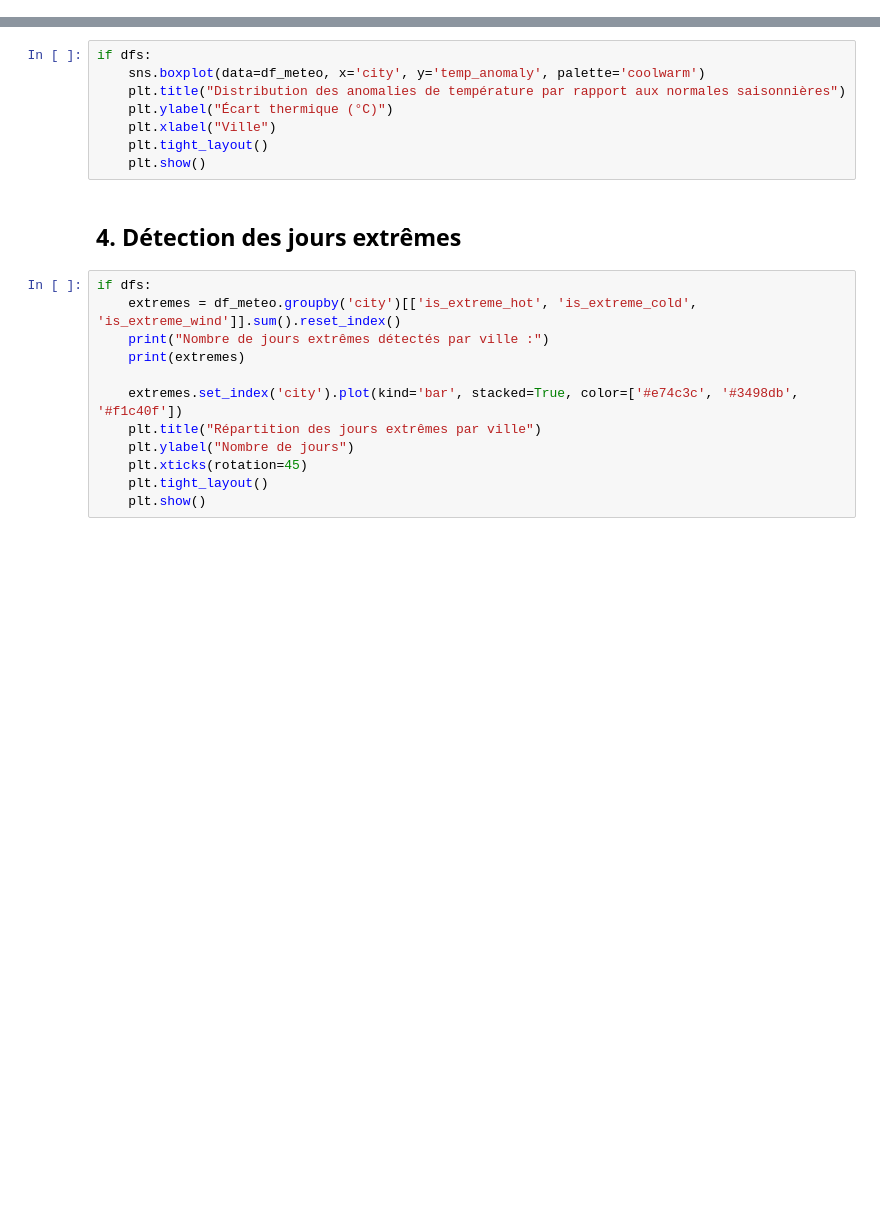
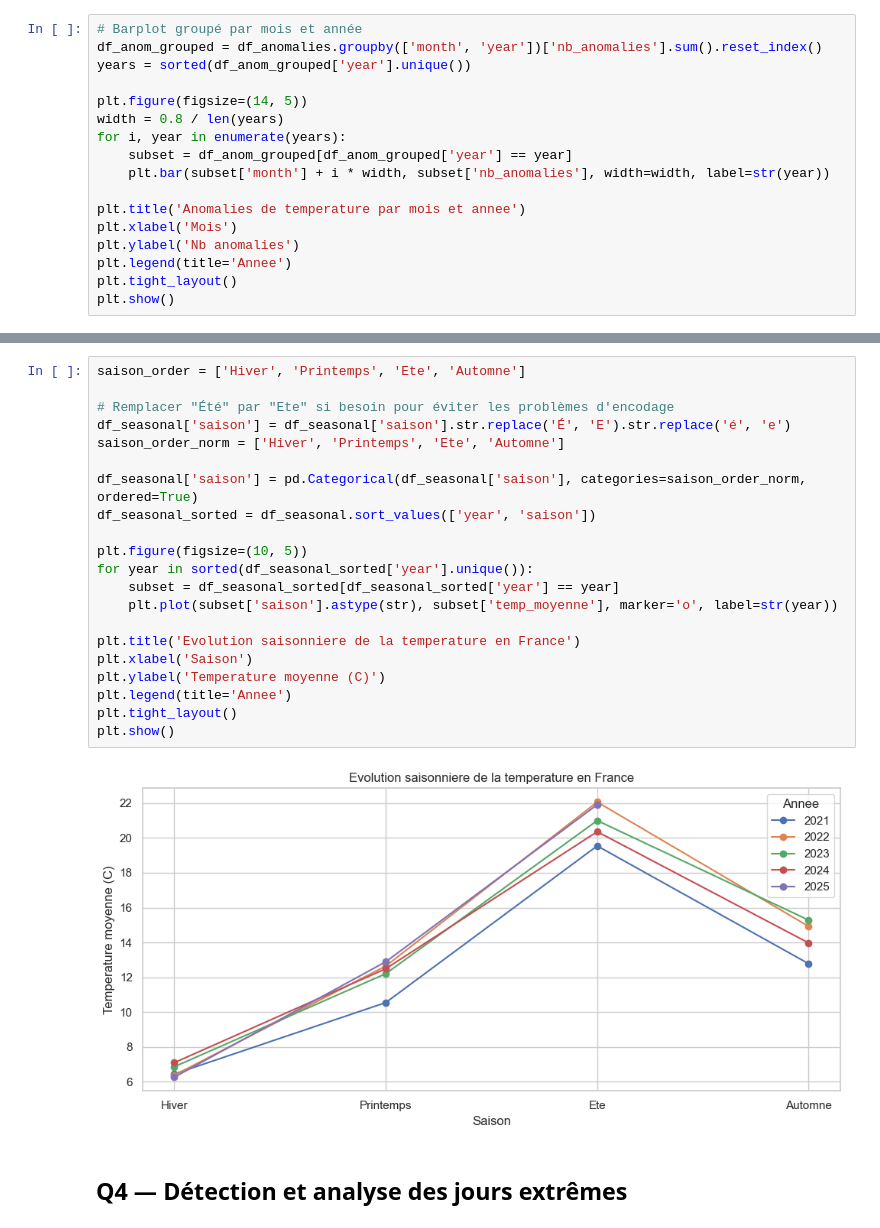
Before and after one commit to Myriam-leunang/UrbanHub, a Jupyter notebook: notebooks/notebook_meteo.ipynb, the cells around one changed output, grey strips where cells are left out. Saved outputs shown, nothing was run; the diff lists cells and outputs as text; blank space fills up the shorter version.

```diff
--- a/notebooks/notebook_meteo.ipynb
+++ b/notebooks/notebook_meteo.ipynb
@@ -35,0 +92,17 @@ Aucun fichier Gold météo trouvé. Exécutez le pipeline météo au préalable
+# %%
+# Barplot groupé par mois et année
+df_anom_grouped = df_anomalies.groupby(['month', 'year'])['nb_anomalies'].sum().reset_index()
+years = sorted(df_anom_grouped['year'].unique())
+
+plt.figure(figsize=(14, 5))
+width = 0.8 / len(years)
+for i, year in enumerate(years):
+    subset = df_anom_grouped[df_anom_grouped['year'] == year]
+    plt.bar(subset['month'] + i * width, subset['nb_anomalies'], width=width, label=str(year))
+
+plt.title('Anomalies de temperature par mois et annee')
+plt.xlabel('Mois')
+plt.ylabel('Nb anomalies')
+plt.legend(title='Annee')
+plt.tight_layout()
+plt.show()
@@ -48,22 +125,25 @@ if dfs:
-# %%
-if dfs:
-    sns.boxplot(data=df_meteo, x='city', y='temp_anomaly', palette='coolwarm')
-    plt.title("Distribution des anomalies de température par rapport aux normales saisonnières")
-    plt.ylabel("Écart thermique (°C)")
-    plt.xlabel("Ville")
-    plt.tight_layout()
-    plt.show()
+# %%
+saison_order = ['Hiver', 'Printemps', 'Ete', 'Automne']
+
+# Remplacer "Été" par "Ete" si besoin pour éviter les problèmes d'encodage
+df_seasonal['saison'] = df_seasonal['saison'].str.replace('É', 'E').str.replace('é', 'e')
+saison_order_norm = ['Hiver', 'Printemps', 'Ete', 'Automne']
+
+df_seasonal['saison'] = pd.Categorical(df_seasonal['saison'], categories=saison_order_norm, ordered=True)
+df_seasonal_sorted = df_seasonal.sort_values(['year', 'saison'])
+
+plt.figure(figsize=(10, 5))
+for year in sorted(df_seasonal_sorted['year'].unique()):
+    subset = df_seasonal_sorted[df_seasonal_sorted['year'] == year]
+    plt.plot(subset['saison'].astype(str), subset['temp_moyenne'], marker='o', label=str(year))
+
+plt.title('Evolution saisonniere de la temperature en France')
+plt.xlabel('Saison')
+plt.ylabel('Temperature moyenne (C)')
+plt.legend(title='Annee')
+plt.tight_layout()
+plt.show()
+# %% [output]
+[figure, added]
 # %% [markdown]
-## 4. Détection des jours extrêmes
+## Q4 — Détection et analyse des jours extrêmes
-# %%
-if dfs:
-    extremes = df_meteo.groupby('city')[['is_extreme_hot', 'is_extreme_cold', 'is_extreme_wind']].sum().reset_index()
-    print("Nombre de jours extrêmes détectés par ville :")
-    print(extremes)
-
-    extremes.set_index('city').plot(kind='bar', stacked=True, color=['#e74c3c', '#3498db', '#f1c40f'])
-    plt.title("Répartition des jours extrêmes par ville")
-    plt.ylabel("Nombre de jours")
-    plt.xticks(rotation=45)
-    plt.tight_layout()
-    plt.show()
```
Also changed, not shown: parts of 17 cells of this notebook, 3 other files.
